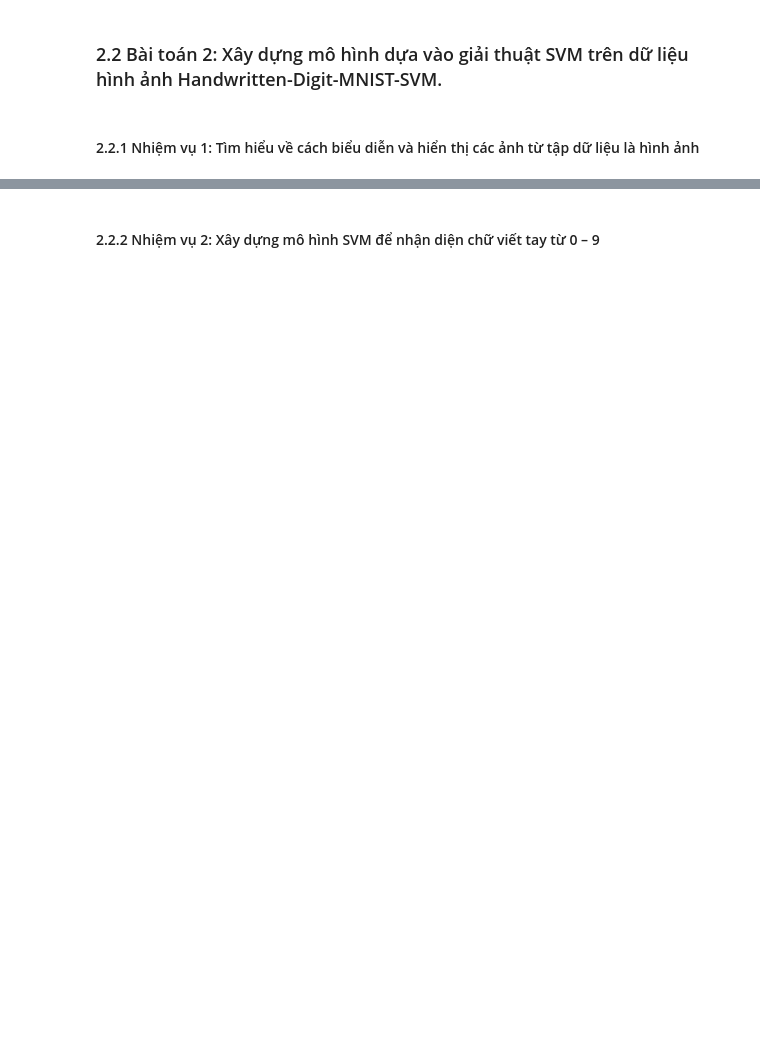
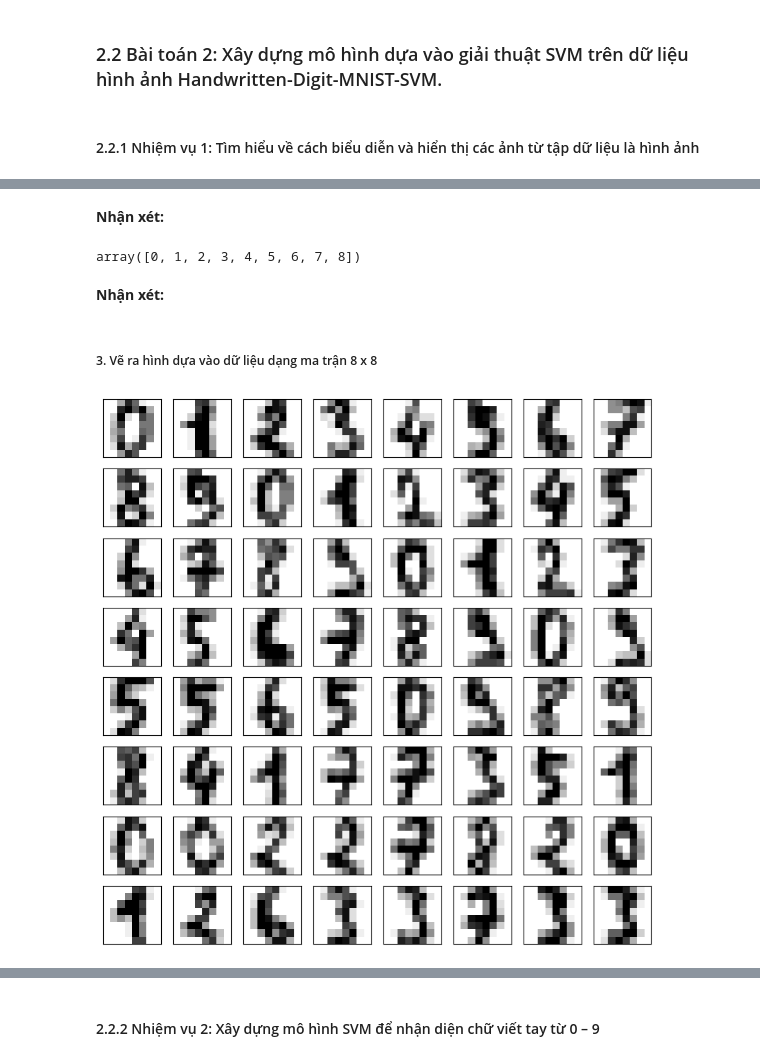
Before and after one commit to aquattda/LTT_DA, a Jupyter notebook: DA/DA06/2.2/2_2.ipynb, the cells around one changed output, grey strips where cells are left out. Drawn from its saved outputs; the diff is of its cells as text; code cells hidden in the pictures; blank space fills up the shorter version.

```diff
--- a/DA/DA06/2.2/2_2.ipynb
+++ b/DA/DA06/2.2/2_2.ipynb
@@ -35,0 +167,7 @@ quan trọng?
+# %%
+from sklearn import svm
+# khởi tạo mô hình phân lớp
+clf = svm.SVC()
+# Sử dụng phương thức 'fit' để huấn luyện mô hình với dữ liệu huấn luyện và nhãn huấn luyện
+# fit (X,Y) với X là tập các đối tượng, Y là tập nhãn tương ứng của đối tượng.
+clf.fit(X_train, y_train)
@@ -35,0 +193,21 @@ quan trọng?
+# %%
+# best_svm, best_val_acc và best_kernel lần lượt là các biến lưu mô hình tốt nhất,
+# độ chính xác cao nhất trên tập kiểm tra và kernel tốt nhất
+kernels = ['linear', 'poly', 'rbf', 'sigmoid']
+best_svm = None
+best_val_acc = -1
+best_kernel = None
+# Huấn luyện các mô hình dựa trên dữ liệu huấn luyện và tham số kernel
+# Tính toán độ chính xác trên tập huấn luyện và tập kiểm tra để tìm được mô hình tốt nhất
+for i in range(4):
+    clf = svm.SVC(kernel=kernels[i], probability=True)
+    clf.fit(X_train, y_train)
+    tmp_val_acc = clf.score(X_test, y_test)
+    if (tmp_val_acc > best_val_acc):
+        best_val_acc = tmp_val_acc
+        best_svm = clf
+        best_kernel = kernels[i]
+# Hiển thị mô hình tốt nhất cùng với độ chính xác
+print("Best validation accuracy : {} with kernel: {}".format(best_val_acc,
+best_kernel))
+# Mô hình tốt nhất của bạn nên có độ chính xác xấp xỉ 86,67%
@@ -39,0 +226,8 @@ quan trọng?
+# %%
+import pandas as pd
+import numpy as np
+import matplotlib as mpl
+import matplotlib.pyplot as plt
+
+from sklearn.datasets import load_digits
+digits = load_digits(n_class=10)
@@ -39,0 +250,22 @@ quan trọng?
+# %% [markdown]
+**Nhận xét:**
+# %%
+#xem thông tin của một hình dưới dạng mảng
+digits['data'][0]
+#xem thông tin 9 nhãn đầu tiên
+digits['target'][0:9]
+# %% [output]
+array([0, 1, 2, 3, 4, 5, 6, 7, 8])
+# %% [markdown]
+**Nhận xét:**
+# %% [markdown]
+##### 3. Vẽ ra hình dựa vào dữ liệu dạng ma trận 8 x 8
+# %%
+# Each Digit is represented in digits.images as a matrix of 8x8 = 64 pixels. Each of the 64 values represent
+# a greyscale. The Greyscale are then plotted in the right scale by the imshow method.
+fig, ax = plt.subplots(8,8, figsize=(10,10))
+for i, axi in enumerate(ax.flat):
+    axi.imshow(digits.images[i], cmap='binary')
+    axi.set(xticks=[], yticks=[])
+# %% [output]
+[figure, added]
```
Also changed, not shown: parts of 35 cells of this notebook, 9 other files.
